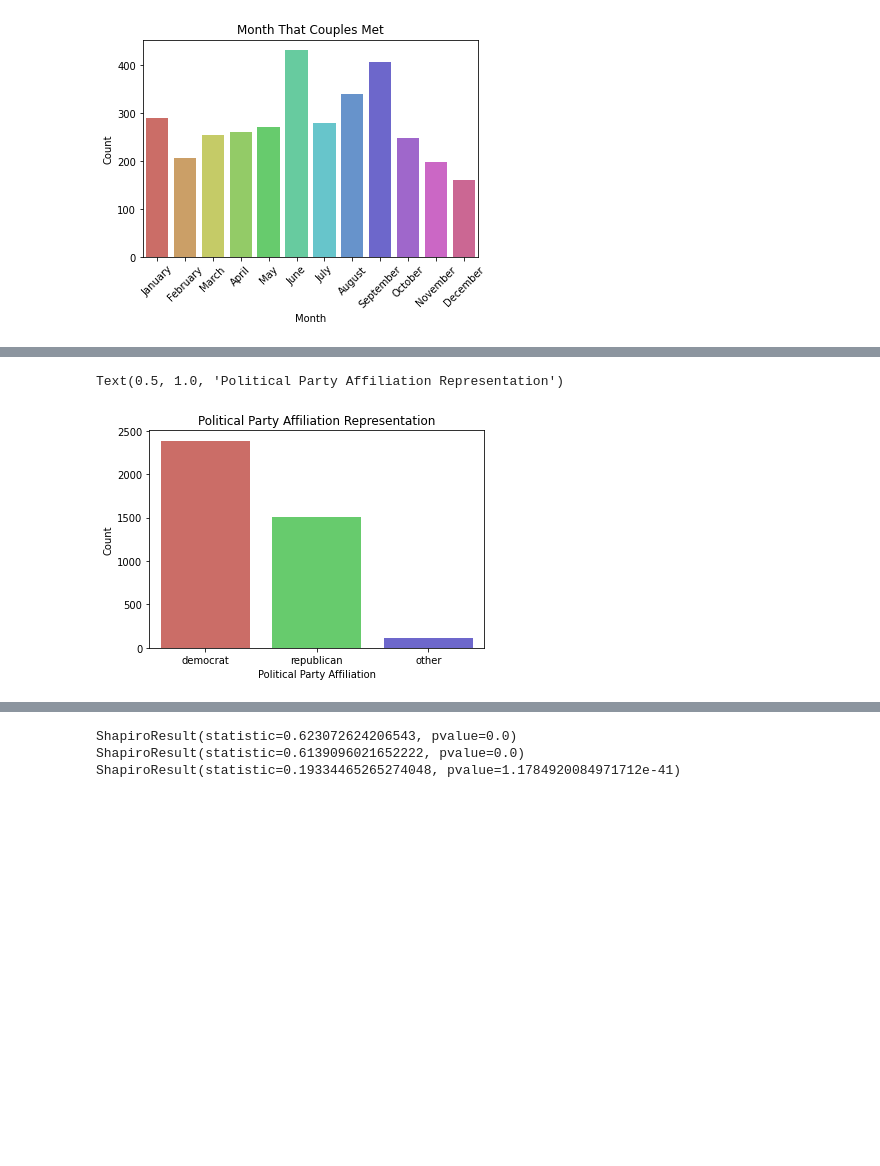
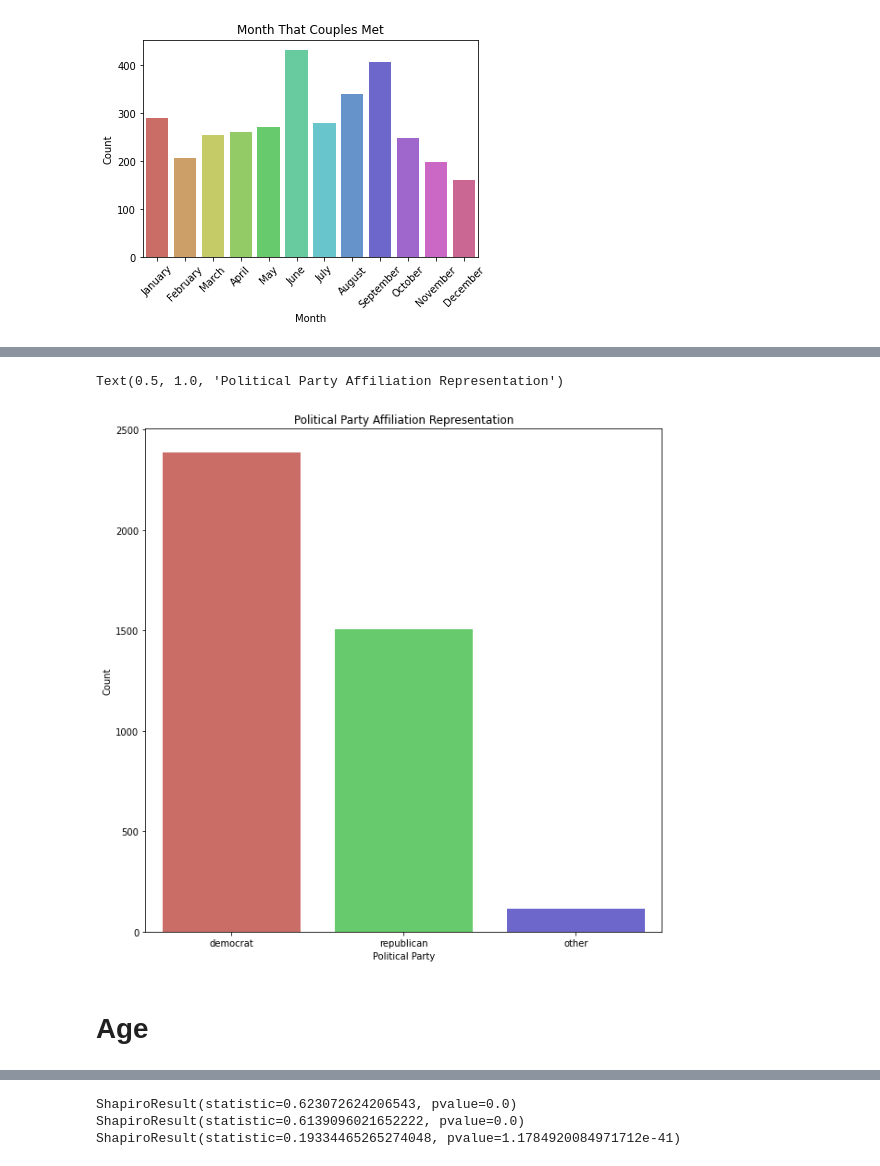
Before and after one commit to hypothetical-lemon/COMP4447-final-project, a Jupyter notebook: final_project.ipynb, the cells around one changed output, grey strips where cells are left out. Saved outputs shown, nothing was run; the diff lists cells and outputs as text; code cells hidden in the pictures; blank space fills up the shorter version.

```diff
--- a/final_project.ipynb
+++ b/final_project.ipynb
@@ -402,16 +486,19 @@ sns.barplot(x='gender', y='count', data=gender, palette='hls')
 # %%
 # Visualize political representative
 democrat_count = df_categorical_encoded2011['political_aff_democrat'].value_counts()[1]
 republican_count = df_categorical_encoded2011['political_aff_republican'].value_counts()[1]
 other_count = df_categorical_encoded2011['political_aff_other'].value_counts()[1]
 party_aff = pd.DataFrame({'political_party': ['democrat', 'republican', 'other'],
                           'count': [democrat_count, republican_count, other_count]})
-sns.barplot(x='political_party', y='count', data=party_aff, palette="hls")
-plt.xlabel('Political Party Affiliation')
-plt.ylabel('Count')
-plt.title('Political Party Affiliation Representation')
+fig_pparty, ax_pparty = plt.subplots(figsize=(10,10))
+sns.barplot(x='political_party', y='count', data=party_aff, palette="hls", ax=ax_pparty)
+ax_pparty.set_xlabel('Political Party')
+ax_pparty.set_ylabel('Count')
+ax_pparty.set_title('Political Party Affiliation Representation')
 # %% [output]
 Text(0.5, 1.0, 'Political Party Affiliation Representation')
-[figure, old version]
+[figure, new version]
+# %% [markdown]
+# Age
 # %%
 age_col_df = df_numeric_encoded2011.iloc[2:, :10]
```
Also changed, not shown: parts of 44 cells of this notebook, 5 other files.
